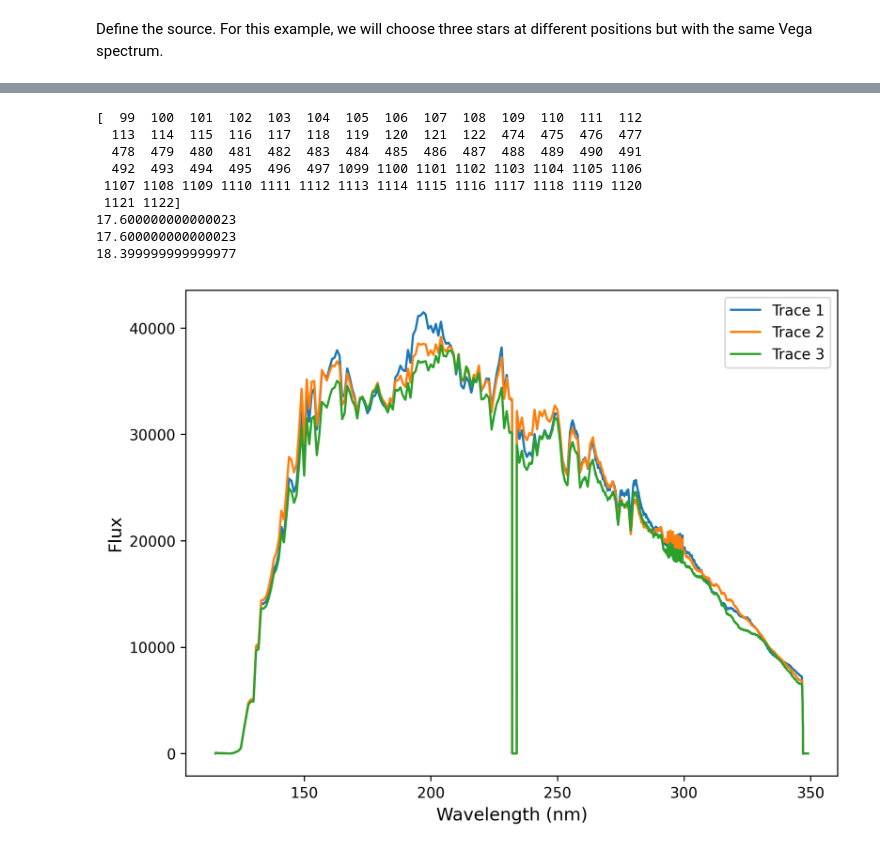
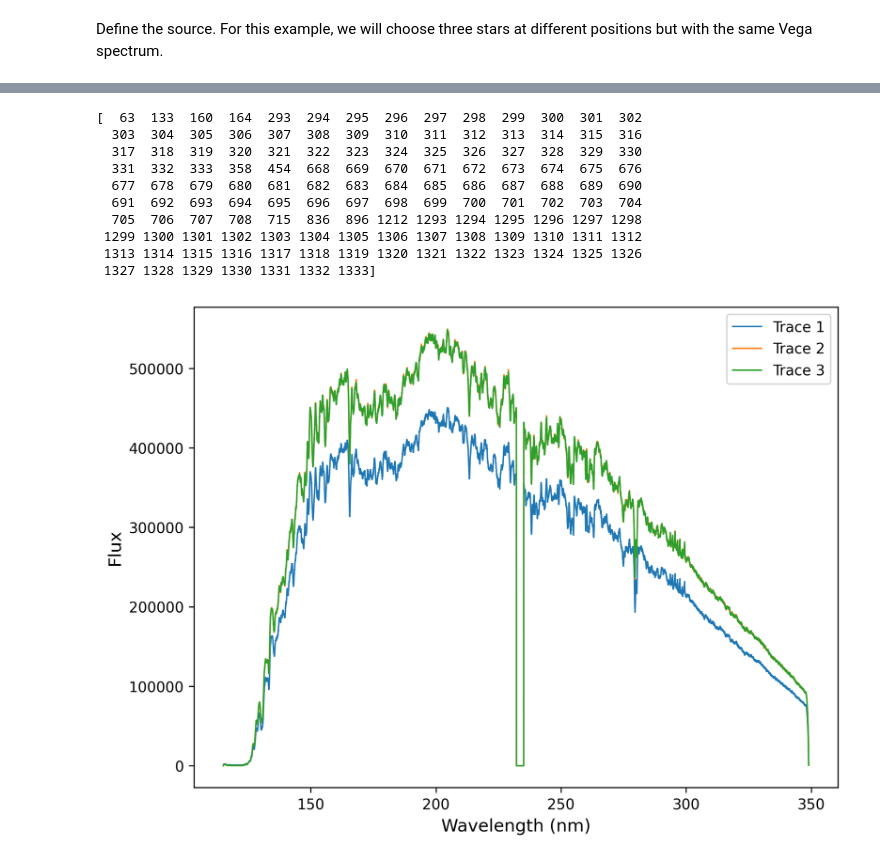
Before and after one commit to evangelashread/irdb, a Jupyter notebook: UVEX/test_notebooks/test-lss-mode.ipynb, the cells around one changed output, grey strips where cells are left out. Drawn from its saved outputs; the diff is of its cells as text; code cells hidden in the pictures.

Commit message:
Improved handling of oversampling and user interface

```diff
--- a/UVEX/test_notebooks/test-lss-mode.ipynb
+++ b/UVEX/test_notebooks/test-lss-mode.ipynb
@@ -15,14 +13,12 @@ Note: On my 32 GB WSL Ubuntu system, O(0.001) um is the maximum resolution you c
 # %%
-# Set up
 cmd_lss = sim.UserCommands(use_instrument="UVEX", set_modes=['lss'])
 
-# Lower spectral bin width and resolution for the sake of time in this tutorial
-cmd_lss["!SIM.spectral.spectral_bin_width"] = 1e-3
+# Can lower spectral bin width and resolution for the sake of time in this tutorial
+cmd_lss["!SIM.spectral.spectral_bin_width"] = 1e-4
 cmd_lss["!SIM.spectral.spectral_resolution"] = 3000
-
-# Optional: you could instead restrict wavelength range and keep the higher spectral resolution
-# cmd_lss["!SIM.spectral.wave_min"] = 0.20
-# cmd_lss["!SIM.spectral.wave_max"] = 0.25
+cmd_lss["!SIM.computing.oversampling_x"] = 2
+cmd_lss["!SIM.computing.oversampling_y"] = 2
+cmd_lss["!SIM.computing.crop_y"] = [-400., 600.] # useful for fitting the image into memory: define with the source coordinates in mind
 
 # Examine yaml bang strings
 print(cmd_lss)
@@ -133,45 +133,40 @@ tracelist.plot()
 # %%
 # Filter signal from noise manually
-signal_y, signal_x = np.where(rectified[1].data > 20)
+signal_y, signal_x = np.where(rectified[1].data > 40)
 
+# Find the y indices of the traces
 trace_indices = np.unique(signal_y)
 print(trace_indices)
 
 w = WCS(rectified[1].header)
 n_lam = rectified[1].data.shape[1]
-pix_x = np.arange(n_lam)
-pix_y = np.zeros(n_lam)
-lam_world = w.all_pix2world(np.column_stack([pix_x, pix_y]), 0)
-lam = lam_world[:, 0] * (u.m).to(u.nm)
+pix_x = np.arange(1, n_lam+1)
+lam = w.all_pix2world(pix_x, np.ones_like(pix_x), 0)[0]
+lam = np.array(lam)*10**9 # nm
 
-n_xi = rectified[1].data.shape[0]
-pix_y = np.arange(n_xi)
-pix_x = np.zeros(n_xi)
-world = w.all_pix2world(np.column_stack([pix_x, pix_y]), 0)
-xi = world[:, 1] # arcsec
-
-# Select by eye for now and integrate along the spatial axis
-trace1 = rectified[1].data[100:122, :].sum(axis=0) * 0.8 / (xi[122] - xi[100])
-trace2 = rectified[1].data[475:497, :].sum(axis=0) * 0.8 / (xi[497] - xi[475])
-trace3 = rectified[1].data[1099:1122, :].sum(axis=0) * 0.8 / (xi[1122] - xi[1099])
+# Select by eye for now
+trace1 = rectified[1].data[63:334, :].sum(axis=0)
+trace2 = rectified[1].data[668:709, :].sum(axis=0)
+trace3 = rectified[1].data[1293:1334, :].sum(axis=0)
 
 # Plot the 3 traces
 fig, ax = plt.subplots(figsize=(8, 6), dpi=300)
-ax.plot(lam, np.array(trace1), label="Trace 1")
-ax.plot(lam, np.array(trace2), label="Trace 2")
-ax.plot(lam, np.array(trace3), label="Trace 3")
+ax.plot(lam, np.array(trace1), label="Trace 1", linewidth=1)
+ax.plot(lam, np.array(trace2), label="Trace 2", linewidth=1)
+ax.plot(lam, np.array(trace3), label="Trace 3", linewidth=1)
 ax.set_xlabel("Wavelength (nm)", fontsize=12)
-ax.set_ylabel("Flux (ADU)", fontsize=12)
+ax.set_ylabel("Flux", fontsize=12)
 plt.legend(loc="upper right", fontsize=10)
 plt.show()
 # %% [output]
-[  99  100  101  102  103  104  105  106  107  108  109  110  111  112
-  113  114  115  116  117  118  119  120  121  122  474  475  476  477
-  478  479  480  481  482  483  484  485  486  487  488  489  490  491
-  492  493  494  495  496  497 1099 1100 1101 1102 1103 1104 1105 1106
- 1107 1108 1109 1110 1111 1112 1113 1114 1115 1116 1117 1118 1119 1120
- 1121 1122]
-17.600000000000023
-17.600000000000023
-18.399999999999977
+[  63  133  160  164  293  294  295  296  297  298  299  300  301  302
+  303  304  305  306  307  308  309  310  311  312  313  314  315  316
+  317  318  319  320  321  322  323  324  325  326  327  328  329  330
+  331  332  333  358  454  668  669  670  671  672  673  674  675  676
+  677  678  679  680  681  682  683  684  685  686  687  688  689  690
+  691  692  693  694  695  696  697  698  699  700  701  702  703  704
+  705  706  707  708  715  836  896 1212 1293 1294 1295 1296 1297 1298
+ 1299 1300 1301 1302 1303 1304 1305 1306 1307 1308 1309 1310 1311 1312
+ 1313 1314 1315 1316 1317 1318 1319 1320 1321 1322 1323 1324 1325 1326
+ 1327 1328 1329 1330 1331 1332 1333]
-[figure, old version]
+[figure, new version]
```
Also changed, not shown: parts of 7 cells of this notebook, 4 other files.
